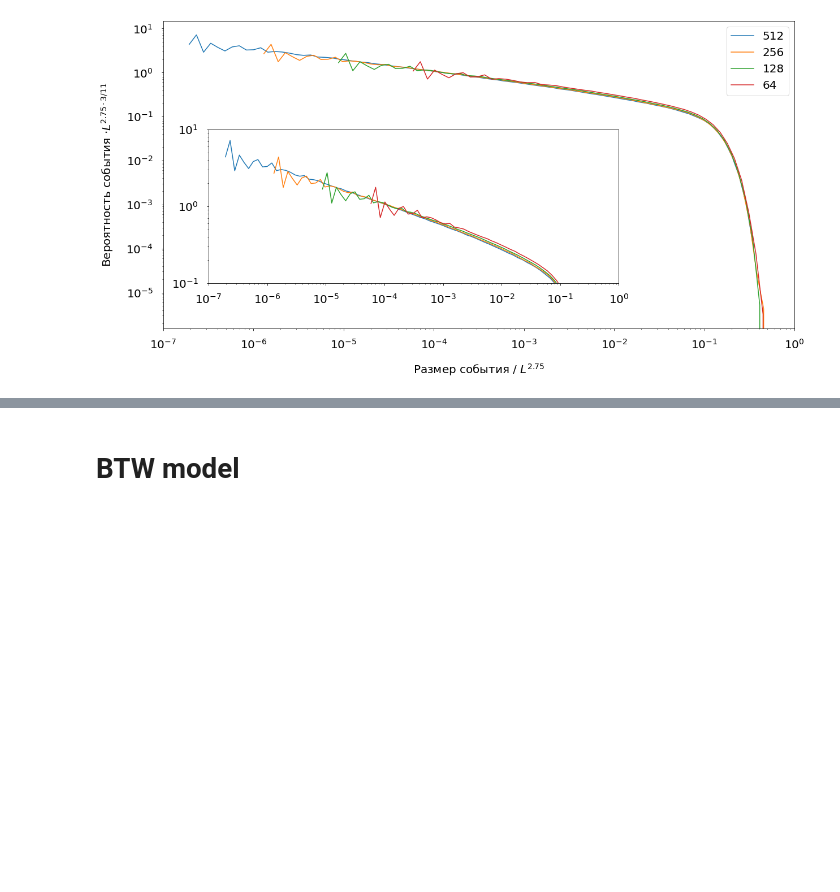
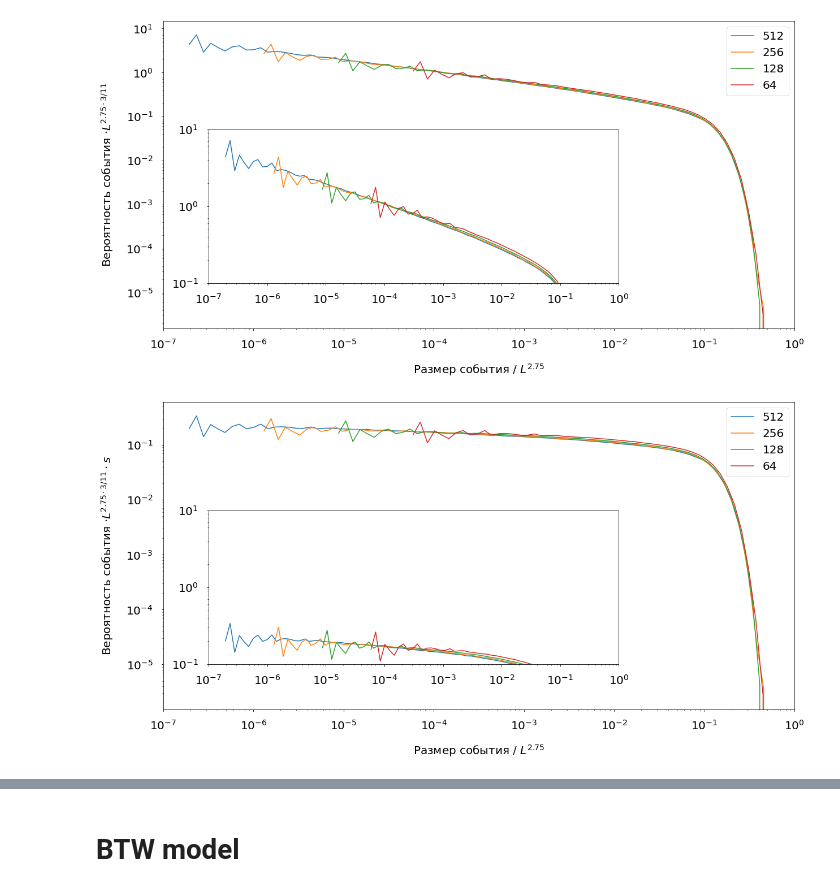
Before and after one commit to i1oveMyse1f/sandpile-extremes-classic, a Jupyter notebook: results/data_distribution.ipynb, the cells around one changed output, grey strips where cells are left out. Saved outputs shown, nothing was run; the diff lists cells and outputs as text; code cells hidden in the pictures; blank space fills up the shorter version.

```diff
--- a/results/data_distribution.ipynb
+++ b/results/data_distribution.ipynb
@@ -158,3 +215,8 @@ gamma = 2.75
 plot_distribution(rand, gamma, False, 3./11, "3/11")
 # %% [output]
 [figure]
+# %%
+gamma = 2.75
+plot_distribution_ysacle2(rand, gamma, False, 3./11, 0.2, "3/11")
+# %% [output]
+[figure, added]
```
Also changed, not shown: parts of 21 cells of this notebook, 11 other files.
